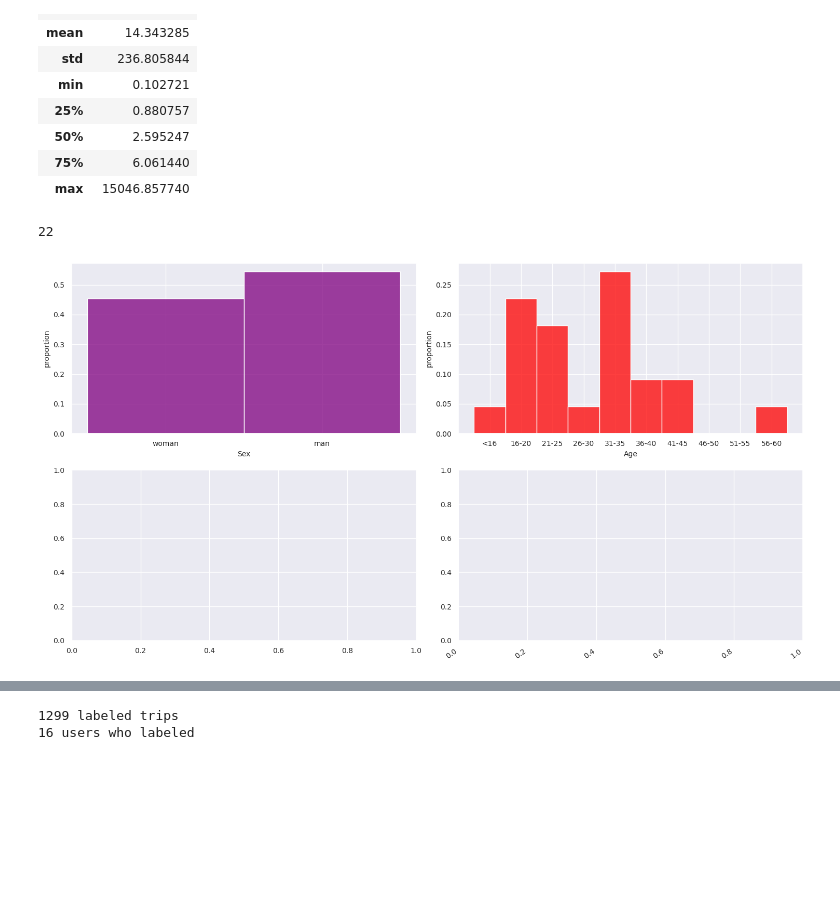
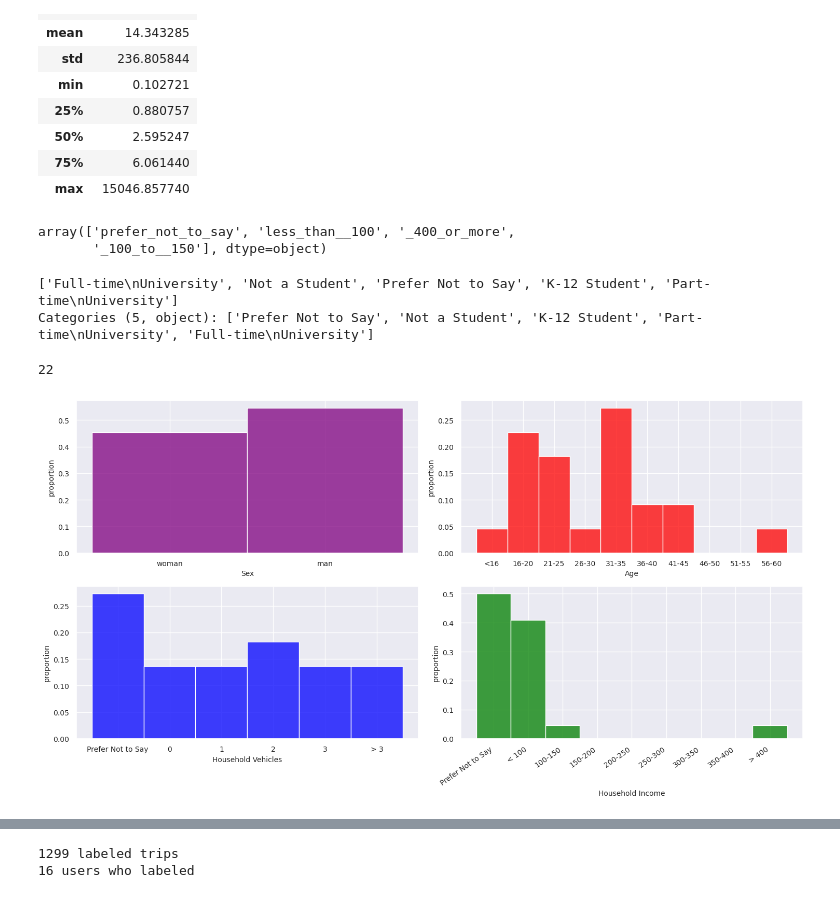
Before and after one commit to jpfleischer/em-public-dashboard, a Jupyter notebook: viz_scripts/PaperVizualizations/Abby/USAID-Laos-PrelimDataGrab.ipynb, the cells around one changed output, grey strips where cells are left out. Saved outputs shown, nothing was run; the diff lists cells and outputs as text; code cells hidden in the pictures; blank space fills up the shorter version.

Commit message:
saving work - scratch in data analysis for Laos

```diff
--- a/viz_scripts/PaperVizualizations/Abby/USAID-Laos-PrelimDataGrab.ipynb
+++ b/viz_scripts/PaperVizualizations/Abby/USAID-Laos-PrelimDataGrab.ipynb
@@ -256,6 +269,11 @@ stat_data.describe()
 | 50% | 2.595247 |
 | 75% | 6.061440 |
 | max | 15046.857740 |
+# %%
+data['Please_identify_which_category'].unique()
+# %% [output]
+array(['prefer_not_to_say', 'less_than__100', '_400_or_more',
+       '_100_to__150'], dtype=object)
 # %%
 #format the age datapoints for the chart
 data = data.replace(['_16_years_old',
@@ -274,10 +292,27 @@ data = data.replace(['_16_years_old',
               '36-40',
               '41-45',
               '56-60'])
+
+data['NUM_VEH'] = data['How_many_motor_vehicles_are_ow'].replace(
+                                                ['prefer_not_to_say', 'more_than_3'], ['Prefer Not to Say', '> 3'])
+
+data['STU'] = data['Are_you_a_student'].replace(['prefer_not_to_say', 'not_a_student', 'yes___full_time_college_university', 'yes___k_12th_grade_including_ged', 'yes___part_time_college_university'],
+                                                                ['Prefer Not to Say', 'Not a Student', 'Full-time\nUniversity', 'K-12 Student', 'Part-time\nUniversity'])
+
+data['INC'] = data['Please_identify_which_category'].replace(['prefer_not_to_say','less_than__100', '_100_to__150', '_400_or_more'],
+                                                             ['Prefer Not to Say', '< 100', '100-150', '> 400'])
+
+
+data['STU'] = pd.Categorical(data['STU'], ['Prefer Not to Say', 'Not a Student', 'K-12 Student', 'Part-time\nUniversity', 'Full-time\nUniversity'])
+# %%
+data['STU'].unique()
+# %% [output]
+['Full-time\nUniversity', 'Not a Student', 'Prefer Not to Say', 'K-12 Student', 'Part-time\nUniversity']
+Categories (5, object): ['Prefer Not to Say', 'Not a Student', 'K-12 Student', 'Part-time\nUniversity', 'Full-time\nUniversity']
 # %%
 # Age, Income, Gender
 plot_data = data.copy()
-plot_data = plot_data.groupby(['user_id']).nth(0)[['How_old_are_you','What_is_your_gender']].dropna()
+plot_data = plot_data.groupby(['user_id']).nth(0)[['How_old_are_you','What_is_your_gender','NUM_VEH', 'INC']].dropna()
 plot_data = plot_data[plot_data['What_is_your_gender'].isin(['man','woman'])]
 plot_data = plot_data.groupby(['user_id'], as_index=False).nth(0)
 
@@ -294,5 +329,9 @@ plot_data['How_old_are_you'] = pd.Categorical(plot_data['How_old_are_you'], [ '<
                                                                               '46-50',
                                                                               '51-55',
                                                                               '56-60'])
+
+plot_data['NUM_VEH'] = pd.Categorical(plot_data['NUM_VEH'], ['Prefer Not to Say', '0', '1', '2', '3', '> 3'])
+
+plot_data['INC'] = pd.Categorical(plot_data['INC'], ['Prefer Not to Say', '< 100', '100-150', '150-200', '200-250', '250-300', '300-350', '350-400', '> 400'])
 # %% [output]
 22
@@ -299,14 +340,16 @@ plot_data['How_old_are_you'] = pd.Categorical(plot_data['How_old_are_you'], [ '<
 # %%
 plot_title='Participant Demographics'
 ylab='Count'
 file_name='CanBikeCO_report_demog'
 
 fig, axs = plt.subplots(2,2,figsize=(15,8))
 sns.histplot(data=plot_data, x='What_is_your_gender', ax=axs[0,0], color='purple', stat='probability').set(xlabel='Sex',ylabel='proportion')
 sns.histplot(data=plot_data, x='How_old_are_you', ax=axs[0,1], color='red', stat='probability').set(xlabel='Age',ylabel='proportion')
+sns.histplot(data=plot_data, x='NUM_VEH', ax=axs[1,0], color='blue', stat='probability').set(xlabel='Household Vehicles',ylabel='proportion')
+sns.histplot(data=pd.DataFrame(plot_data['INC'].dropna()), x='INC', ax=axs[1,1], color='green', stat='probability').set(xlabel='Household Income',ylabel='proportion')
 plt.xticks(rotation=35, ha='right')
 plt.tight_layout()
 
 fig.savefig(file_name+".png", bbox_inches='tight')
 # %% [output]
-[figure, old version]
+[figure, new version]
```
Also changed, not shown: parts of 4 cells of this notebook, 5 other files.
